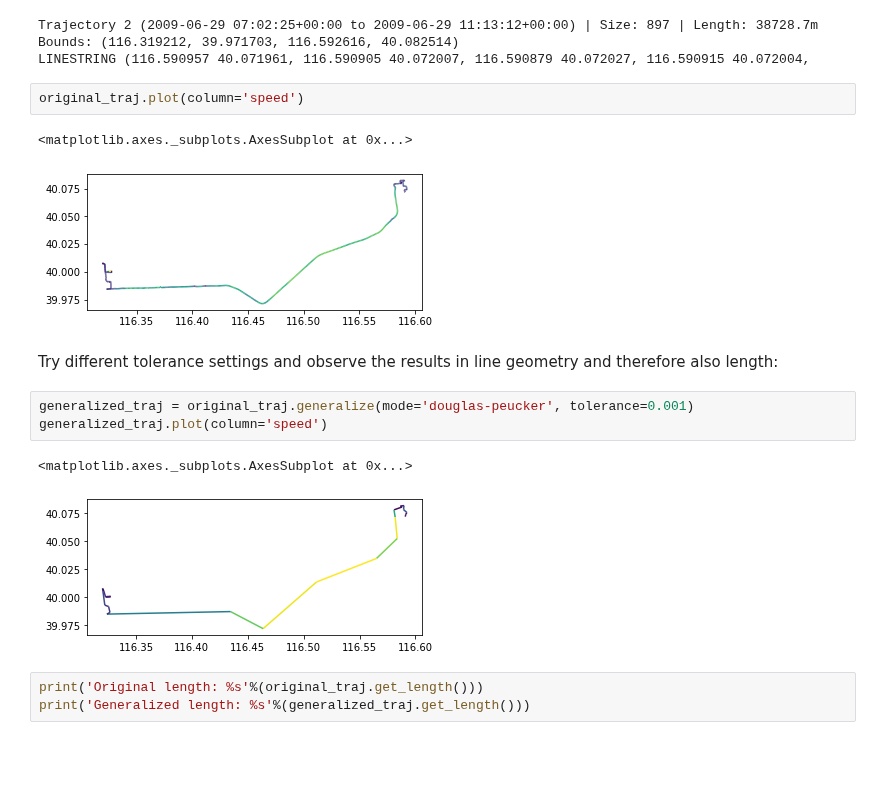
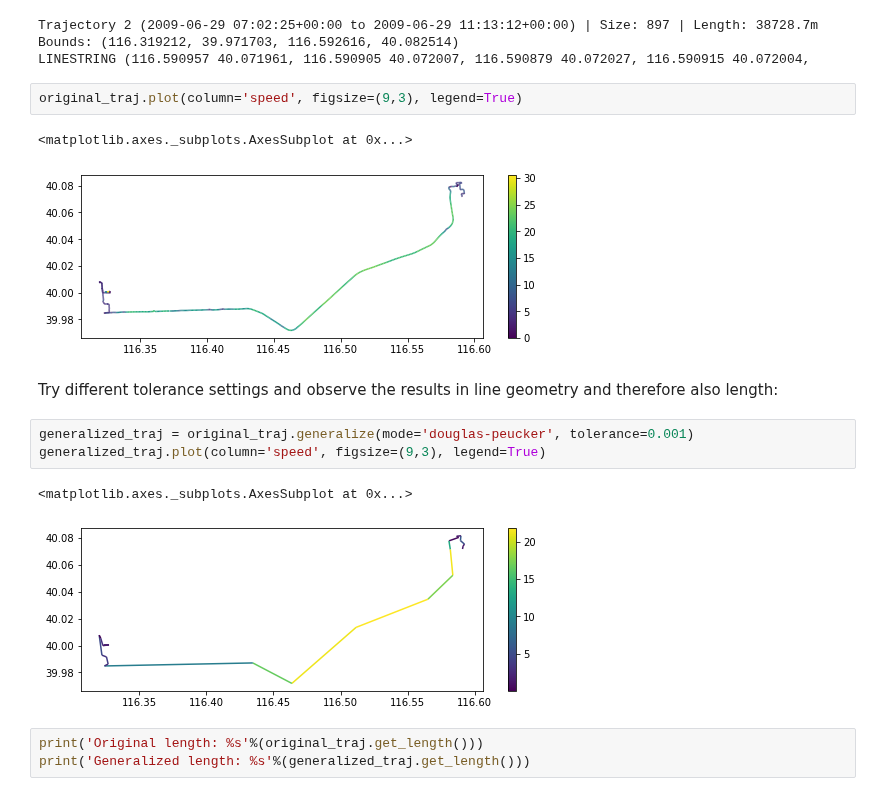
Before and after one commit to movingpandas/movingpandas, a Jupyter notebook: 0_getting_started.ipynb, the cells around one changed output. Saved outputs shown, nothing was run; the diff lists cells and outputs as text; blank space fills up the shorter version.

```diff
--- a/0_getting_started.ipynb
+++ b/0_getting_started.ipynb
@@ -236,18 +236,18 @@ Trajectory 2 (2009-06-29 07:02:25+00:00 to 2009-06-29 11:13:12+00:00) | Size: 89
 Bounds: (116.319212, 39.971703, 116.592616, 40.082514)
 LINESTRING (116.590957 40.071961, 116.590905 40.072007, 116.590879 40.072027, 116.590915 40.072004,
 # %%
-original_traj.plot(column='speed')
+original_traj.plot(column='speed', figsize=(9,3), legend=True)
 # %% [output]
 <matplotlib.axes._subplots.AxesSubplot at 0x...>
-[figure, old version]
+[figure, new version]
 # %% [markdown]
 Try different tolerance settings and observe the results in line geometry and therefore also length:
 # %%
 generalized_traj = original_traj.generalize(mode='douglas-peucker', tolerance=0.001)
-generalized_traj.plot(column='speed')
+generalized_traj.plot(column='speed', figsize=(9,3), legend=True)
 # %% [output]
 <matplotlib.axes._subplots.AxesSubplot at 0x...>
-[figure, old version]
+[figure, new version]
 # %%
 print('Original length: %s'%(original_traj.get_length()))
 print('Generalized length: %s'%(generalized_traj.get_length()))
```
Also changed, not shown: parts of 4 cells of this notebook, 4 other files.
